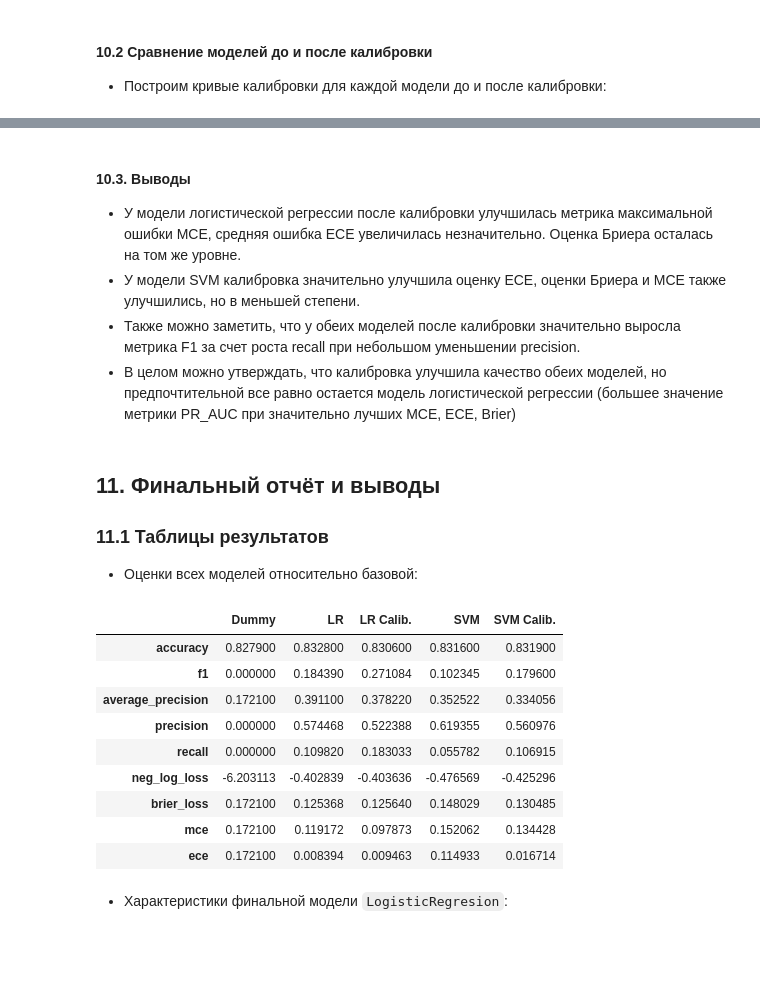
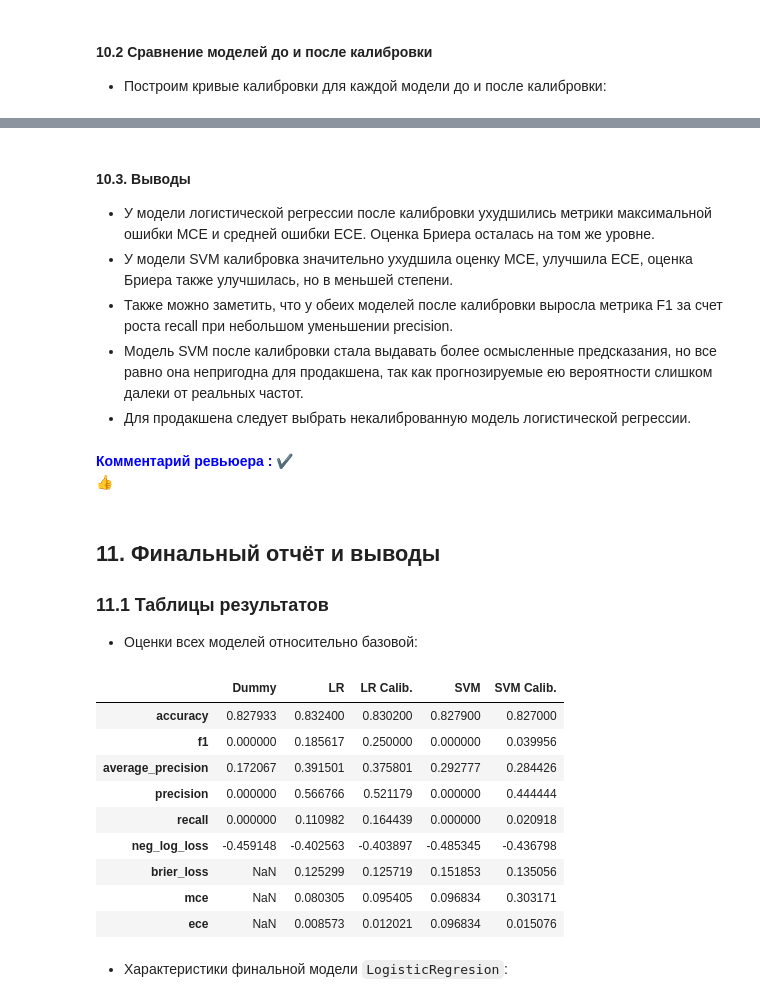
Before and after one commit to tvorogov-code/ds-yandex, a Jupyter notebook: notebooks/Проект спринта 12/Проект спринта 12.ipynb, the cells around one changed output, grey strips where cells are left out. Saved outputs shown, nothing was run; the diff lists cells and outputs as text; code cells hidden in the pictures; blank space fills up the shorter version.

```diff
--- a/notebooks/Проект спринта 12/Проект спринта 12.ipynb
+++ b/notebooks/Проект спринта 12/Проект спринта 12.ipynb
@@ -1274,10 +1431,11 @@ Fitting 5 folds for each of 9 candidates, totalling 45 fits
 #### 8.1 Обучение финальной модели
 - Обучим модель логистической регрессии с лучшим набором параметров:
 # %%
-final_pipeline = create_pipeline(num_features,
-                                 cat_ohe_features,
-                                 cat_te_features,
-                                 optimize_features,
-                                 LogisticRegression(**lr_best_params))
-final_pipeline.fit(X_train, y_train)
+# final_pipeline = create_pipeline(num_features,
+#                                  cat_ohe_features,
+#                                  cat_te_features,
+#                                  optimize_features,
+#                                  LogisticRegression(**lr_best_params))
+# final_pipeline.fit(X_train, y_train)
+final_pipeline = lr_grid.best_estimator_
 y_proba_test = final_pipeline.predict_proba(X_test)[:, 1]
@@ -1284,17 +1448,20 @@ y_proba_test = final_pipeline.predict_proba(X_test)[:, 1]
 # %% [markdown]
 - Таже обучим модель SVM с лучшим набором параметров:
 # %%
-final_svm_pipeline = create_pipeline(num_features,
-                                 cat_ohe_features,
-                                 cat_te_features,
-                                 optimize_features,
-                                 SVC(**svc_best_params))
-final_svm_pipeline.fit(X_train, y_train)
+# final_svm_pipeline = create_pipeline(num_features,
+#                                  cat_ohe_features,
+#                                  cat_te_features,
+#                                  optimize_features,
+#                                  SVC(**svc_best_params))
+# final_svm_pipeline.fit(X_train, y_train)
 
+final_svm_pipeline = svc_grid.best_estimator_
 y_pred_test_svm = final_svm_pipeline.predict(X_test)
 
 # Сырые оценки SVC
 y_scores_test_svm = final_svm_pipeline.decision_function(X_test)
+
+dec = final_svm_pipeline.decision_function(X_test)
 # %% [markdown]
 #### 8.2 Подсчет метрик на тестовой выборке
 - Посчитаем метрики логистической регрессии на тестовой выборке:
@@ -1530,32 +1717,37 @@ draw_calib_curve([(svm_prob_true, svm_prob_pred, "Некалиброванная
 # %% [markdown]
 #### 10.3. Выводы
-- У модели логистической регрессии после калибровки улучшилась метрика максимальной ошибки MCE, средняя ошибка ECE увеличилась незначительно. Оценка Бриера осталась на том же уровне.
-- У модели SVM калибровка значительно улучшила оценку ECE, оценки Бриера и MCE также улучшились, но в меньшей степени.
-- Также можно заметить, что у обеих моделей после калибровки значительно выросла метрика F1 за счет роста recall при небольшом уменьшении precision.
-- В целом можно утверждать, что калибровка улучшила качество обеих моделей, но предпочтительной все равно остается модель логистической регрессии (большее значение метрики PR_AUC при значительно лучших MCE, ECE, Brier)
+- У модели логистической регрессии после калибровки ухудшились метрики максимальной ошибки MCE и средней ошибки ECE. Оценка Бриера осталась на том же уровне.
+- У модели SVM калибровка значительно ухудшила оценку MCE, улучшила ECE, оценка Бриера также улучшилась, но в меньшей степени.
+- Также можно заметить, что у обеих моделей после калибровки выросла метрика F1 за счет роста recall при небольшом уменьшении precision.
+- Модель SVM после калибровки стала выдавать более осмысленные предсказания, но все равно она непригодна для продакшена, так как прогнозируемые ею вероятности слишком далеки от реальных частот.
+- Для продакшена следует выбрать некалиброванную модель логистической регрессии.
+# %% [markdown]
+<span style="color: blue; font-weight: bold">Комментарий ревьюера : </span> ✔️\
+<span style="color: green"> 👍</span>
 # %% [markdown]
 ## 11. Финальный отчёт и выводы
 
 ### 11.1 Таблицы результатов
 - Оценки всех моделей относительно базовой:
 # %%
-y_test_dummy_proba = dummy_pipeline.predict(X_test)
-display(pd.DataFrame({'Dummy': calc_all_metrics(y_test, y_test_dummy_proba),
+dummy_metrics_clip = {k.removeprefix("test_"): v
+                      for k, v in dummy_metrics.items() if k.startswith("test_")}
+display(pd.DataFrame({'Dummy': dummy_metrics_clip,
                       'LR': lr_precalib_metrics,
                       'LR Calib.': lr_calib_metrics,
                       'SVM': svm_precalib_metrics,
                       'SVM Calib.': svm_calib_metrics}))
 # %% [output]
 |  | Dummy | LR | LR Calib. | SVM | SVM Calib. |
-| accuracy | 0.827900 | 0.832800 | 0.830600 | 0.831600 | 0.831900 |
-| f1 | 0.000000 | 0.184390 | 0.271084 | 0.102345 | 0.179600 |
-| average_precision | 0.172100 | 0.391100 | 0.378220 | 0.352522 | 0.334056 |
-| precision | 0.000000 | 0.574468 | 0.522388 | 0.619355 | 0.560976 |
-| recall | 0.000000 | 0.109820 | 0.183033 | 0.055782 | 0.106915 |
-| neg_log_loss | -6.203113 | -0.402839 | -0.403636 | -0.476569 | -0.425296 |
-| brier_loss | 0.172100 | 0.125368 | 0.125640 | 0.148029 | 0.130485 |
-| mce | 0.172100 | 0.119172 | 0.097873 | 0.152062 | 0.134428 |
-| ece | 0.172100 | 0.008394 | 0.009463 | 0.114933 | 0.016714 |
+| accuracy | 0.827933 | 0.832400 | 0.830200 | 0.827900 | 0.827000 |
+| f1 | 0.000000 | 0.185617 | 0.250000 | 0.000000 | 0.039956 |
+| average_precision | 0.172067 | 0.391501 | 0.375801 | 0.292777 | 0.284426 |
+| precision | 0.000000 | 0.566766 | 0.521179 | 0.000000 | 0.444444 |
+| recall | 0.000000 | 0.110982 | 0.164439 | 0.000000 | 0.020918 |
+| neg_log_loss | -0.459148 | -0.402563 | -0.403897 | -0.485345 | -0.436798 |
+| brier_loss | NaN | 0.125299 | 0.125719 | 0.151853 | 0.135056 |
+| mce | NaN | 0.080305 | 0.095405 | 0.096834 | 0.303171 |
+| ece | NaN | 0.008573 | 0.012021 | 0.096834 | 0.015076 |
 # %% [markdown]
 - Характеристики финальной модели `LogisticRegresion`:
 # %%
```
Also changed, not shown: parts of 68 cells of this notebook, 1 other file.
